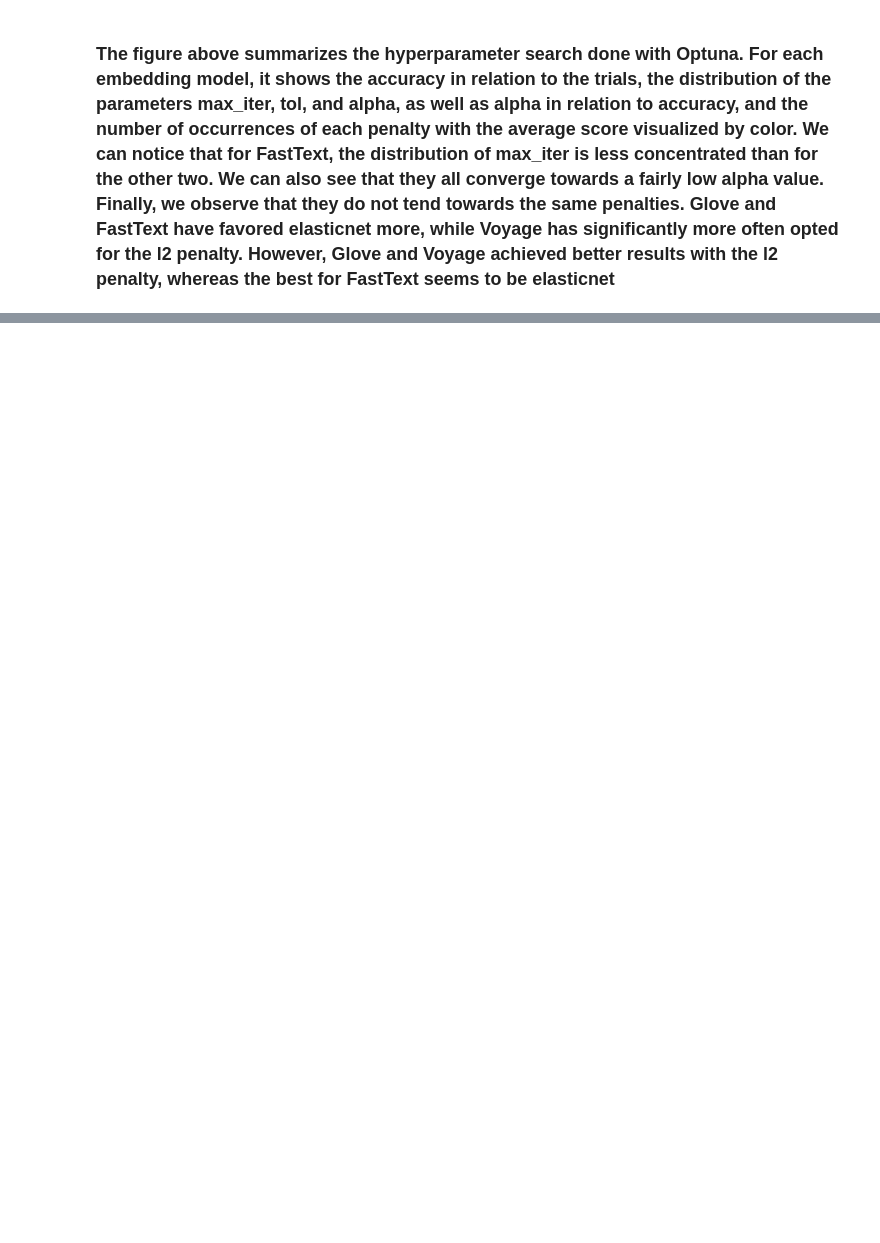
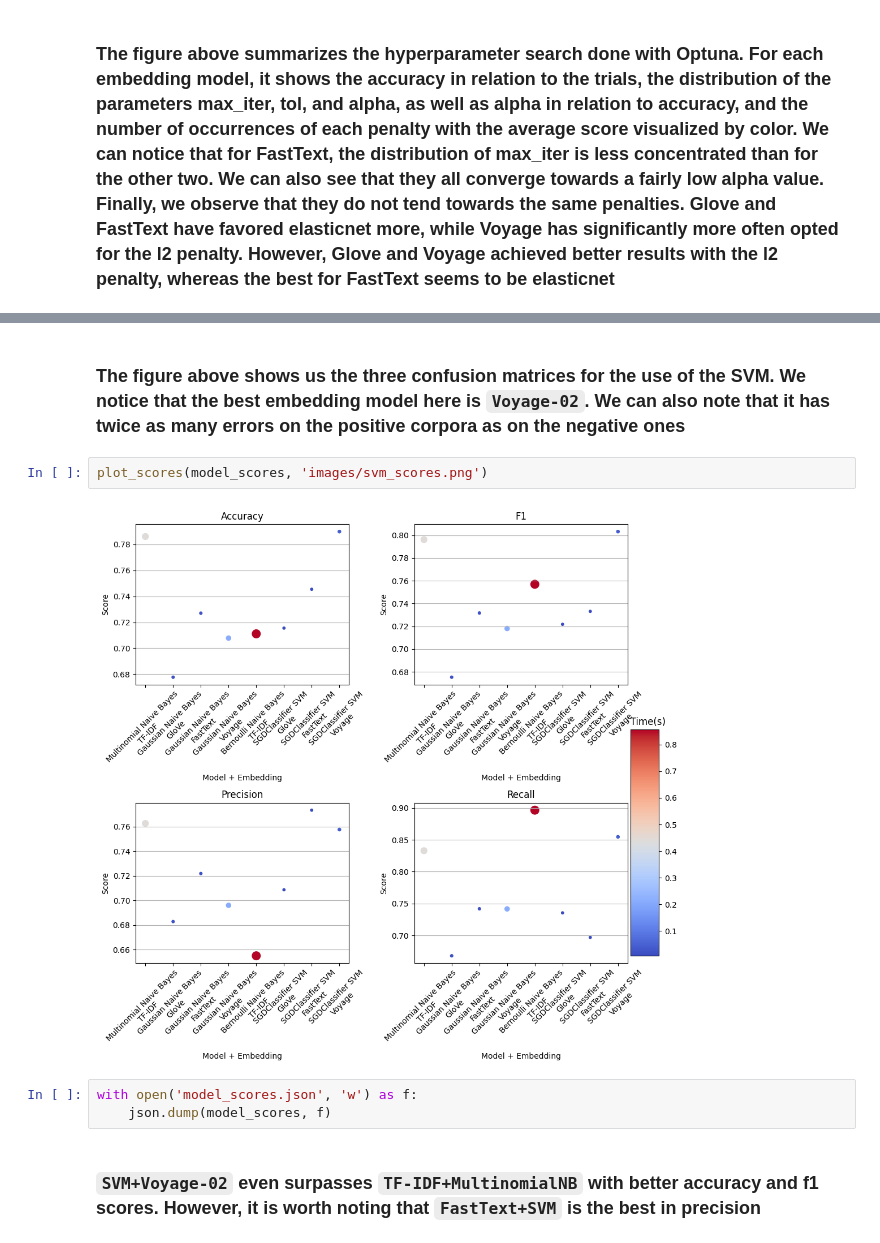
Before and after one commit to ilanaliouchouche/hate-speechs, a Jupyter notebook: hatespeech.ipynb, the cells around one changed output, grey strips where cells are left out. Cells and saved outputs as stored; diff of their text form; blank space fills up the shorter version.

```diff
--- a/hatespeech.ipynb
+++ b/hatespeech.ipynb
@@ -818,0 +867,11 @@ plt.show()
+# %% [markdown]
+### The figure above shows us the three confusion matrices for the use of the SVM. We notice that the best embedding model here is `Voyage-02`. We can also note that it has twice as many errors on the positive corpora as on the negative ones
+# %%
+plot_scores(model_scores, 'images/svm_scores.png')
+# %% [output]
+[figure, added]
+# %%
+with open('model_scores.json', 'w') as f:
+    json.dump(model_scores, f)
+# %% [markdown]
+### `SVM+Voyage-02` even surpasses `TF-IDF+MultinomialNB` with better accuracy and f1 scores. However, it is worth noting that `FastText+SVM` is the best in precision
```
Also changed, not shown: parts of 32 cells of this notebook, 8 other files.
